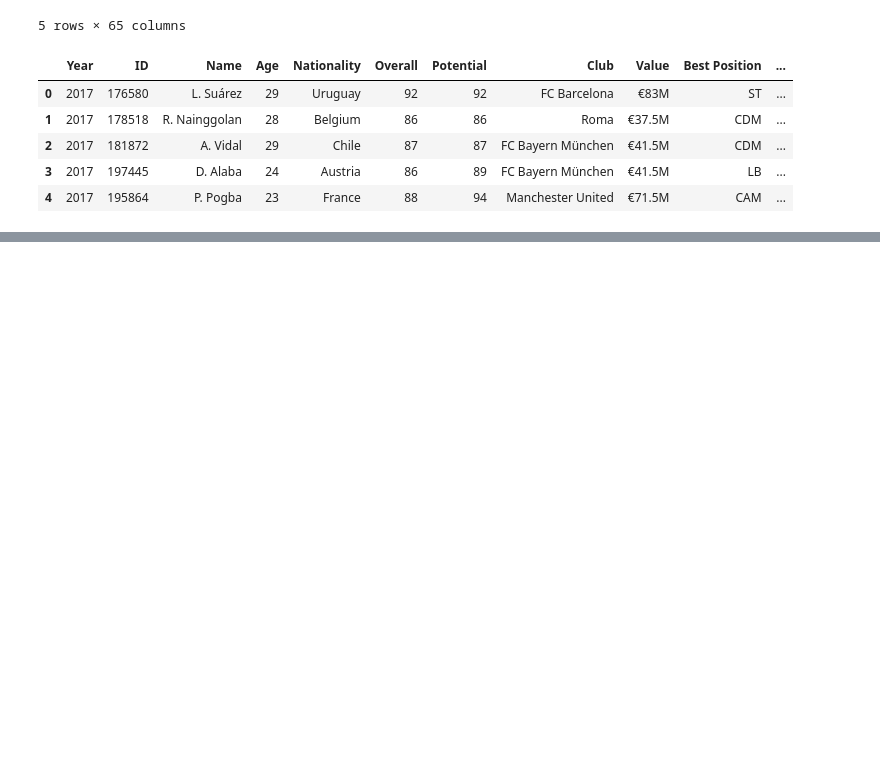
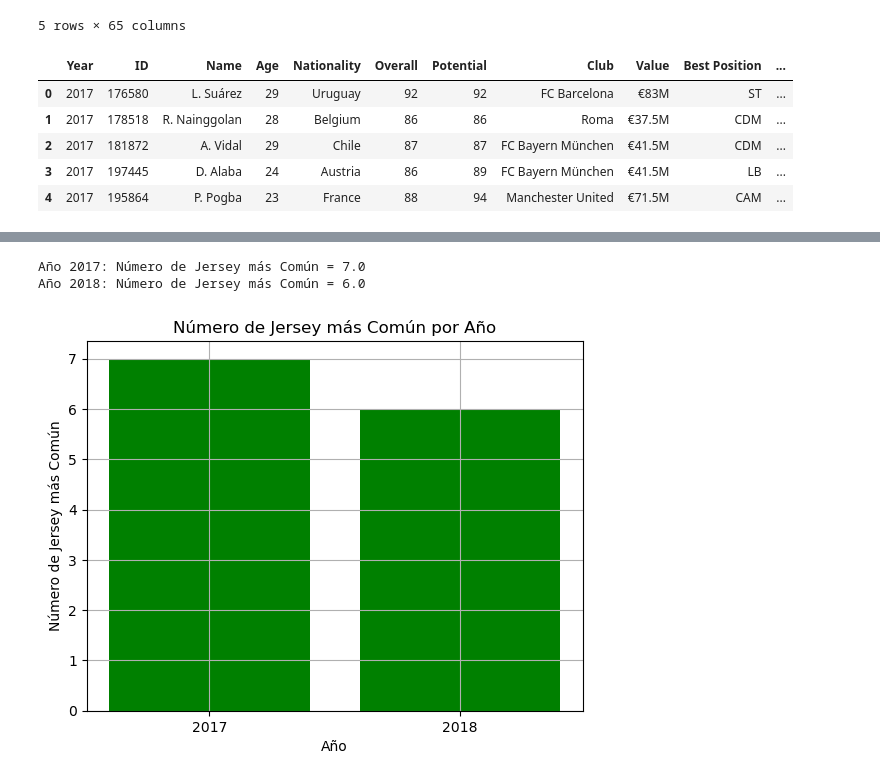
Before and after one commit to ferarsto/Project-1---Team-5-, a Jupyter notebook: Project_1_Team_5.ipynb, the cells around one changed output, grey strips where cells are left out. Cells and saved outputs as stored; diff of their text form; code cells hidden in the pictures; blank space fills up the shorter version.

```diff
--- a/Project_1_Team_5.ipynb
+++ b/Project_1_Team_5.ipynb
@@ -98,0 +102,30 @@ merged_df_clean.to_csv("Merged_Table.csv", index=False)
+# %%
+
+
+# Leer el archivo CSV limpio
+merged_df_clean = pd.read_csv("Merged_Table.csv")
+
+# Encontrar el número más común de jersey por cada año
+most_common_jersey_per_year = merged_df_clean.groupby("Year")["Jersey Number"].agg(lambda x: x.mode().iat[0])
+
+
+# Imprimir el resultado del número de jersey más común por año
+for year, jersey_number in most_common_jersey_per_year.items():
+    print(f"Año {year}: Número de Jersey más Común = {jersey_number}")
+
+# Crear una gráfica de barras
+plt.bar(most_common_jersey_per_year.index, most_common_jersey_per_year.values,color="green")
+
+# Personalizar la gráfica
+plt.xlabel("Año")
+plt.ylabel("Número de Jersey más Común")
+plt.title("Número de Jersey más Común por Año")
+plt.xticks(most_common_jersey_per_year.index)
+plt.grid(True)
+
+# Mostrar la gráfica
+plt.show()
+# %% [output]
+Año 2017: Número de Jersey más Común = 7.0
+Año 2018: Número de Jersey más Común = 6.0
+[figure, added]
```
Also changed, not shown: parts of 16 cells of this notebook.
